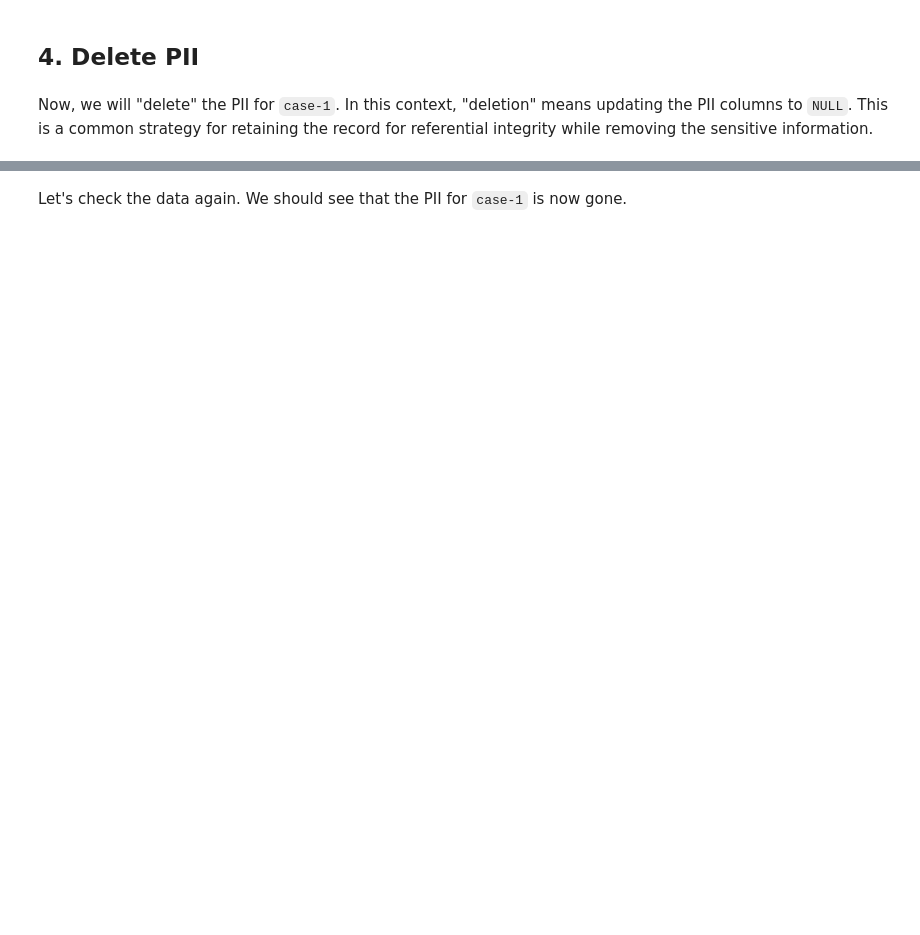
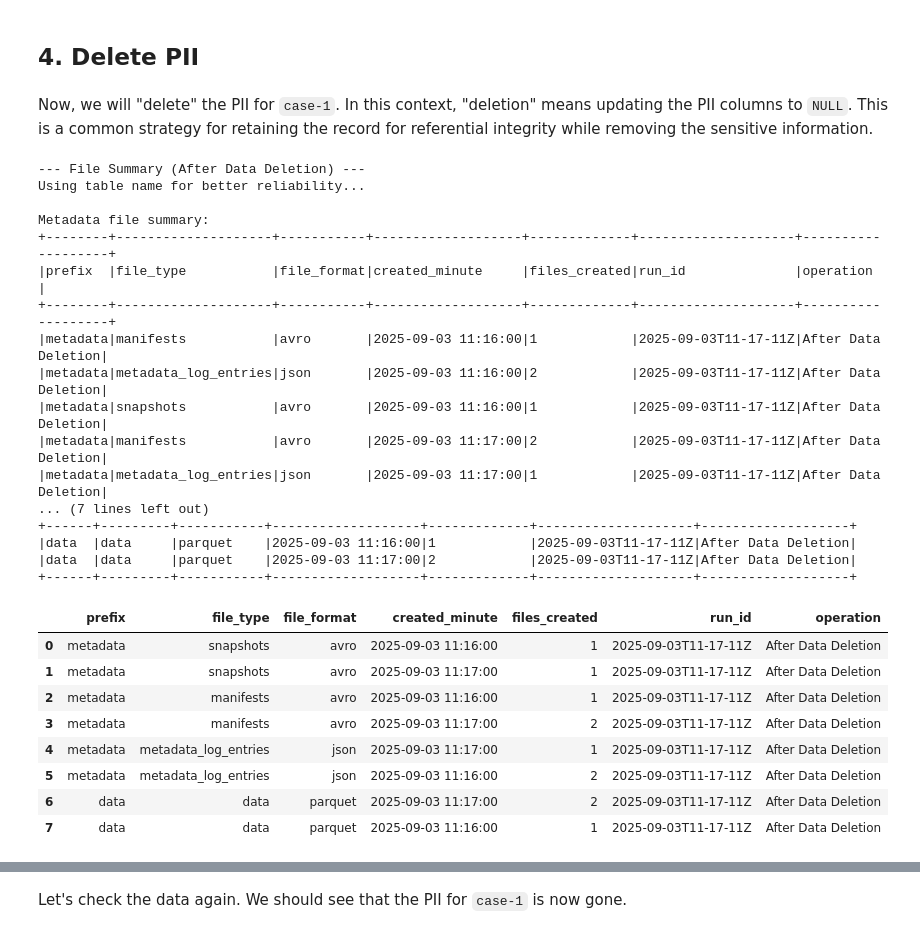
Before and after one commit to datagero/demo-iceberg-permanent-delete, a Jupyter notebook: notebooks/iceberg_pii_deletion_demo.ipynb, the cells around one changed output, grey strips where cells are left out. Saved outputs shown, nothing was run; the diff lists cells and outputs as text; code cells hidden in the pictures; blank space fills up the shorter version.

```diff
--- a/notebooks/iceberg_pii_deletion_demo.ipynb
+++ b/notebooks/iceberg_pii_deletion_demo.ipynb
@@ -63,3 +410,35 @@ def delete_pii(case_id):
     """)
 
 delete_pii('case-1')
+# %%
+# Check files after data deletion (updates)
+all_previous = all_current.copy(deep=True)
+_, _, all_current = summarize_files(table_base_path, "After Data Deletion")
+all_current
+# %% [output]
+--- File Summary (After Data Deletion) ---
+Using table name for better reliability...
+
+Metadata file summary:
++--------+--------------------+-----------+-------------------+-------------+--------------------+-------------------+
+|prefix  |file_type           |file_format|created_minute     |files_created|run_id              |operation          |
++--------+--------------------+-----------+-------------------+-------------+--------------------+-------------------+
+|metadata|manifests           |avro       |2025-09-03 11:16:00|1            |2025-09-03T11-17-11Z|After Data Deletion|
+|metadata|metadata_log_entries|json       |2025-09-03 11:16:00|2            |2025-09-03T11-17-11Z|After Data Deletion|
+|metadata|snapshots           |avro       |2025-09-03 11:16:00|1            |2025-09-03T11-17-11Z|After Data Deletion|
+|metadata|manifests           |avro       |2025-09-03 11:17:00|2            |2025-09-03T11-17-11Z|After Data Deletion|
+|metadata|metadata_log_entries|json       |2025-09-03 11:17:00|1            |2025-09-03T11-17-11Z|After Data Deletion|
+... (7 lines left out)
++------+---------+-----------+-------------------+-------------+--------------------+-------------------+
+|data  |data     |parquet    |2025-09-03 11:16:00|1            |2025-09-03T11-17-11Z|After Data Deletion|
+|data  |data     |parquet    |2025-09-03 11:17:00|2            |2025-09-03T11-17-11Z|After Data Deletion|
++------+---------+-----------+-------------------+-------------+--------------------+-------------------+
+|  | prefix | file_type | file_format | created_minute | files_created | run_id | operation |
+| 0 | metadata | snapshots | avro | 2025-09-03 11:16:00 | 1 | 2025-09-03T11-17-11Z | After Data Deletion |
+| 1 | metadata | snapshots | avro | 2025-09-03 11:17:00 | 1 | 2025-09-03T11-17-11Z | After Data Deletion |
+| 2 | metadata | manifests | avro | 2025-09-03 11:16:00 | 1 | 2025-09-03T11-17-11Z | After Data Deletion |
+| 3 | metadata | manifests | avro | 2025-09-03 11:17:00 | 2 | 2025-09-03T11-17-11Z | After Data Deletion |
+| 4 | metadata | metadata_log_entries | json | 2025-09-03 11:17:00 | 1 | 2025-09-03T11-17-11Z | After Data Deletion |
+| 5 | metadata | metadata_log_entries | json | 2025-09-03 11:16:00 | 2 | 2025-09-03T11-17-11Z | After Data Deletion |
+| 6 | data | data | parquet | 2025-09-03 11:17:00 | 2 | 2025-09-03T11-17-11Z | After Data Deletion |
+| 7 | data | data | parquet | 2025-09-03 11:16:00 | 1 | 2025-09-03T11-17-11Z | After Data Deletion |
```
Also changed, not shown: parts of 38 cells of this notebook, 4 other files.
